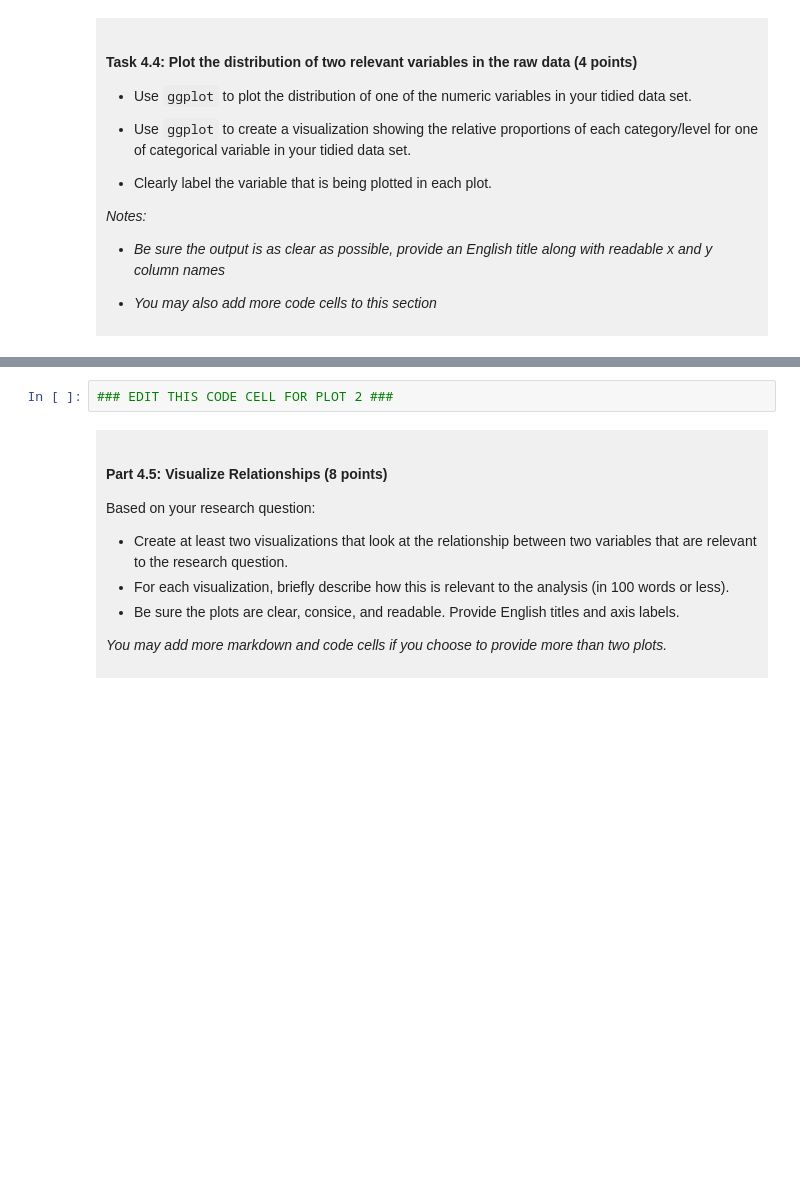
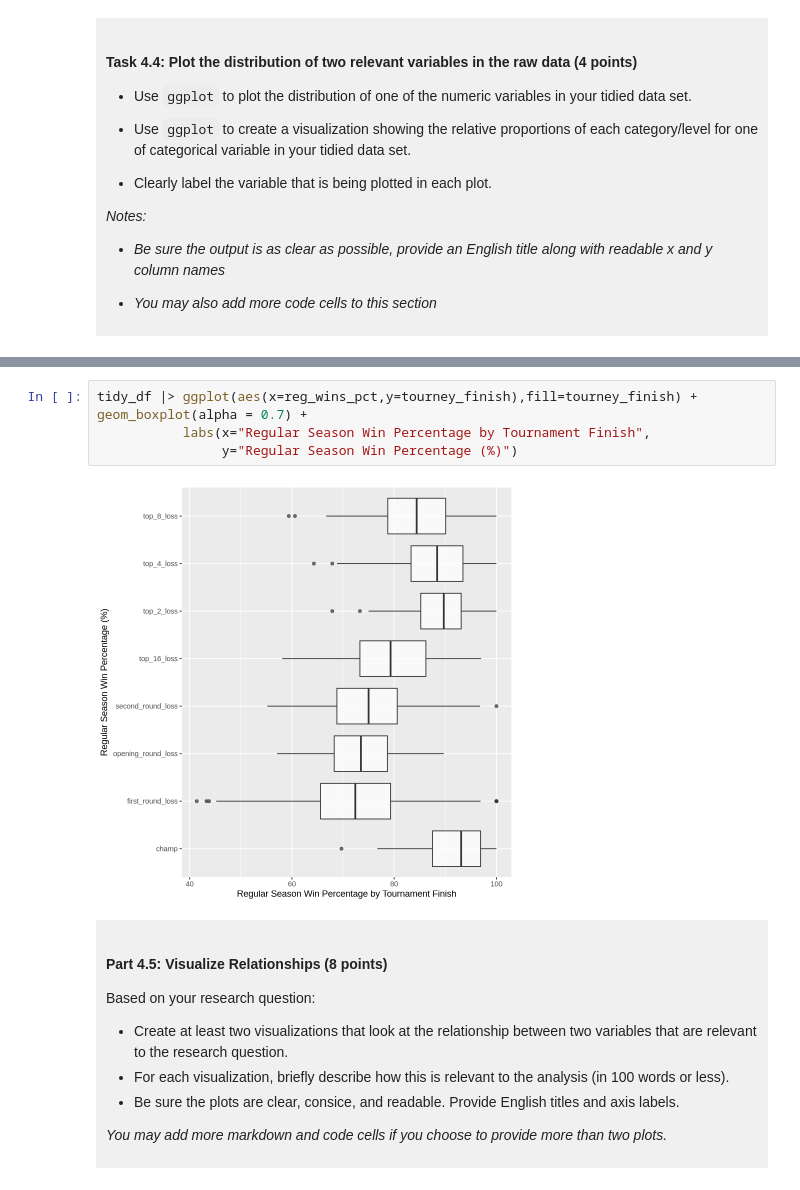
Before and after one commit to zli417/dsci-100-project-Zixin-Li, a Jupyter notebook: dsci-100-project-notebook.ipynb, the cells around one changed output, grey strips where cells are left out. Drawn from its saved outputs; the diff is of its cells as text; blank space fills up the shorter version.

```diff
--- a/dsci-100-project-notebook.ipynb
+++ b/dsci-100-project-notebook.ipynb
@@ -296,5 +346,9 @@ You will refine your research question (if needed) and produce a tidy data set.
 # %%
-### EDIT THIS CODE CELL FOR PLOT 2 ###
+tidy_df |> ggplot(aes(x=reg_wins_pct,y=tourney_finish),fill=tourney_finish) + geom_boxplot(alpha = 0.7) +
+           labs(x="Regular Season Win Percentage by Tournament Finish",
+                y="Regular Season Win Percentage (%)")
+# %% [output]
+[figure, added]
 # %% [markdown]
 <div style="background-color: #f0f0f0; padding: 10px;">
 
```
Also changed, not shown: parts of 10 cells of this notebook.
